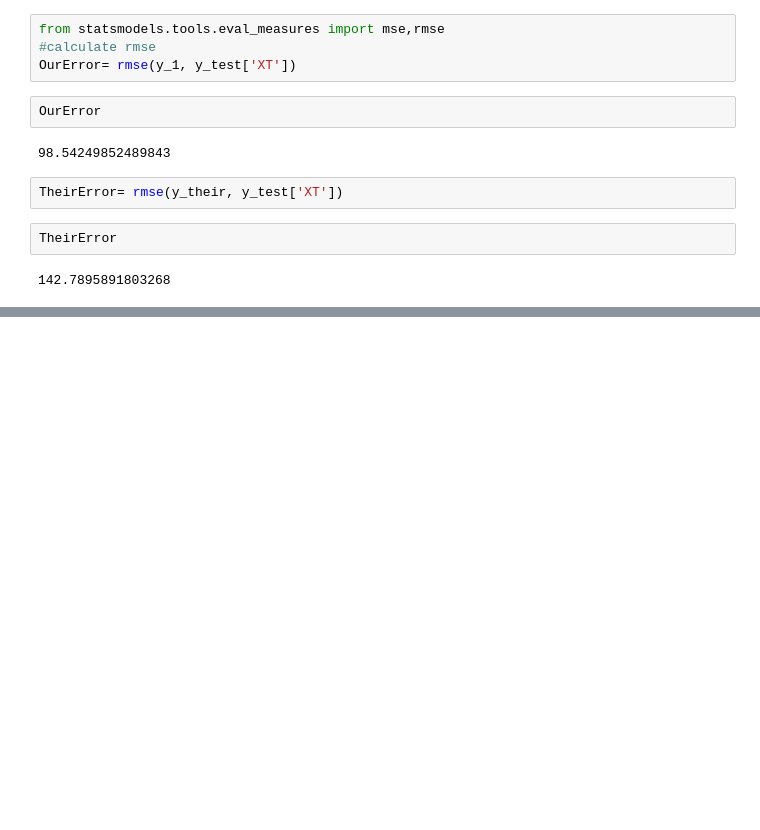
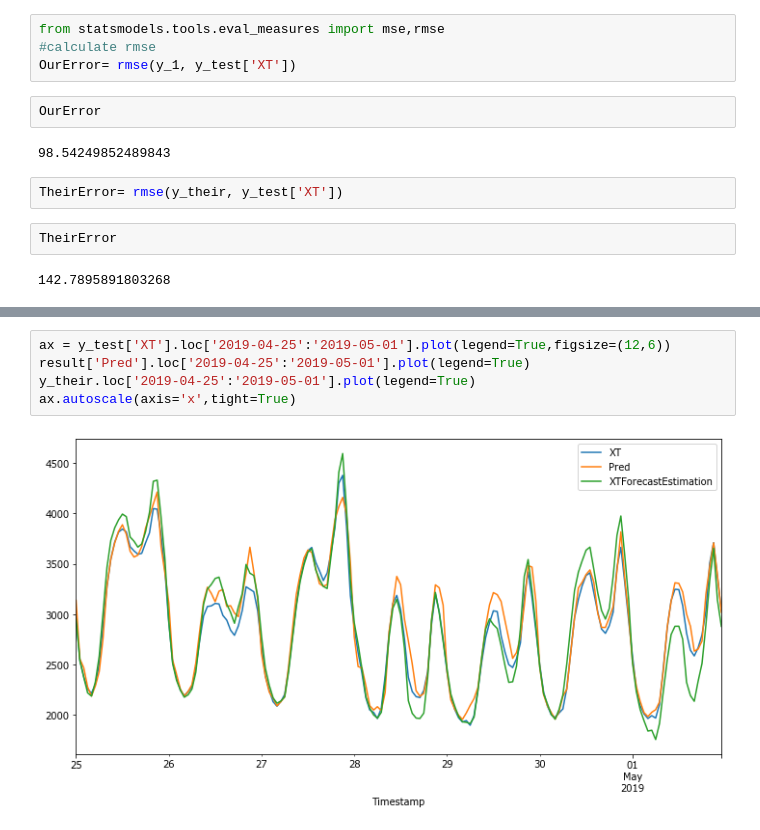
Before and after one commit to Darzan21/Electric-Load-Forecasting, a Jupyter notebook: TestingStuff.ipynb, the cells around one changed output, grey strips where cells are left out. Saved outputs shown, nothing was run; the diff lists cells and outputs as text; blank space fills up the shorter version.

```diff
--- a/TestingStuff.ipynb
+++ b/TestingStuff.ipynb
@@ -1135,0 +1166,7 @@ TheirError
+# %%
+ax = y_test['XT'].loc['2019-04-25':'2019-05-01'].plot(legend=True,figsize=(12,6))
+result['Pred'].loc['2019-04-25':'2019-05-01'].plot(legend=True)
+y_their.loc['2019-04-25':'2019-05-01'].plot(legend=True)
+ax.autoscale(axis='x',tight=True)
+# %% [output]
+[figure, added]
```
Also changed, not shown: parts of 19 cells of this notebook.
